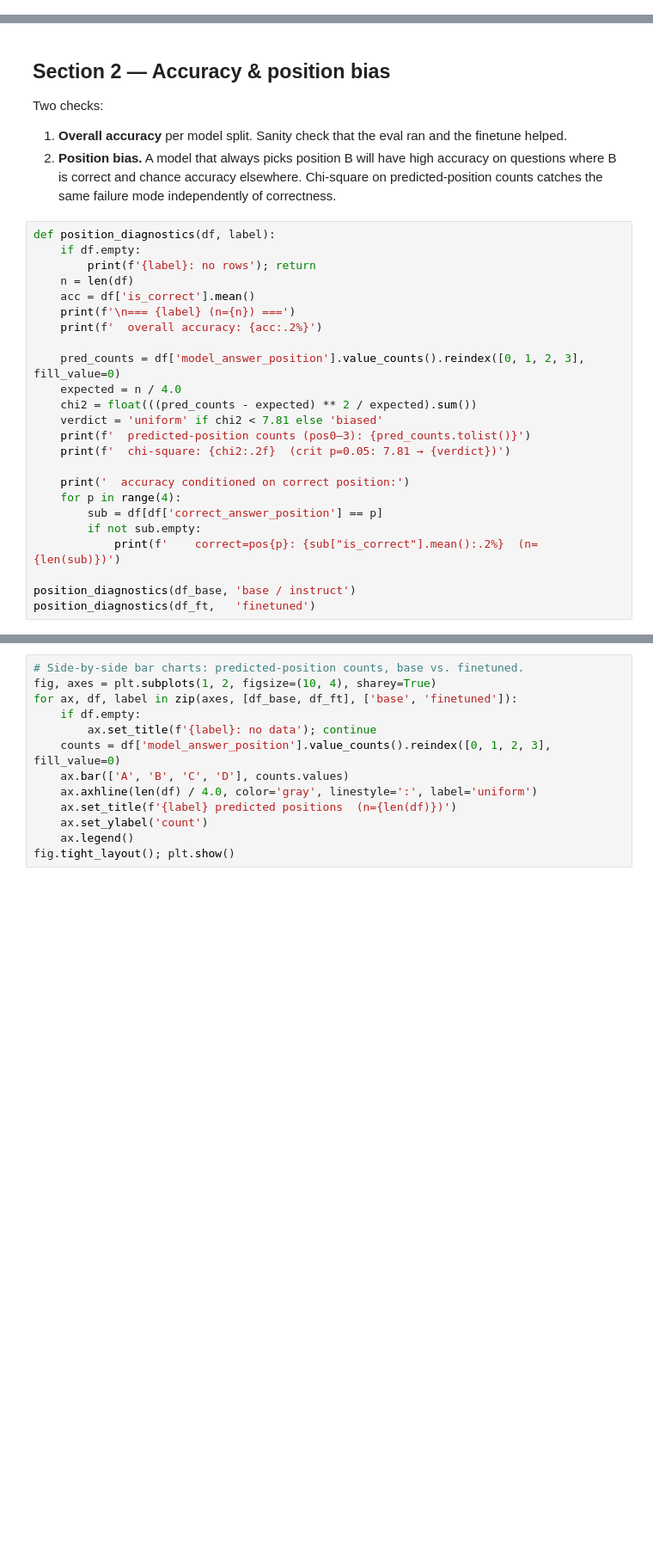
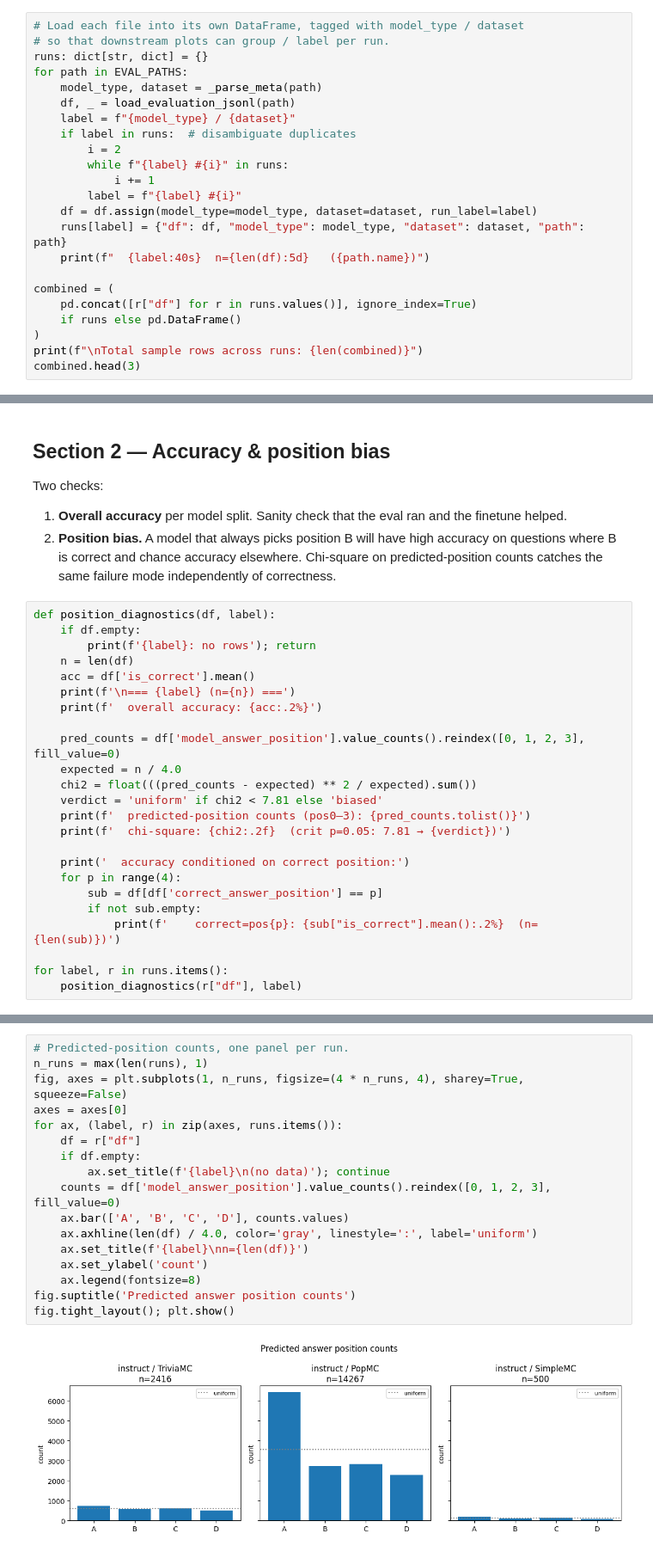
Before and after one commit to tristan-day-research/llm-metacognition, a Jupyter notebook: analysis/analyze_performance.ipynb, the cells around one changed output, grey strips where cells are left out. Shown at 86% size. Cells and saved outputs as stored; diff of their text form; blank space fills up the shorter version.

```diff
--- a/analysis/analyze_performance.ipynb
+++ b/analysis/analyze_performance.ipynb
@@ -87,0 +124,23 @@ df_all.head(3)
+# %%
+# Load each file into its own DataFrame, tagged with model_type / dataset
+# so that downstream plots can group / label per run.
+runs: dict[str, dict] = {}
+for path in EVAL_PATHS:
+    model_type, dataset = _parse_meta(path)
+    df, _ = load_evaluation_jsonl(path)
+    label = f"{model_type} / {dataset}"
+    if label in runs:  # disambiguate duplicates
+        i = 2
+        while f"{label} #{i}" in runs:
+            i += 1
+        label = f"{label} #{i}"
+    df = df.assign(model_type=model_type, dataset=dataset, run_label=label)
+    runs[label] = {"df": df, "model_type": model_type, "dataset": dataset, "path": path}
+    print(f"  {label:40s}  n={len(df):5d}   ({path.name})")
+
+combined = (
+    pd.concat([r["df"] for r in runs.values()], ignore_index=True)
+    if runs else pd.DataFrame()
+)
+print(f"\nTotal sample rows across runs: {len(combined)}")
+combined.head(3)
@@ -113,5 +183,5 @@ def position_diagnostics(df, label):
         if not sub.empty:
             print(f'    correct=pos{p}: {sub["is_correct"].mean():.2%}  (n={len(sub)})')
 
-position_diagnostics(df_base, 'base / instruct')
-position_diagnostics(df_ft,   'finetuned')
+for label, r in runs.items():
+    position_diagnostics(r["df"], label)
@@ -118,13 +206,19 @@ position_diagnostics(df_ft,   'finetuned')
 # %%
-# Side-by-side bar charts: predicted-position counts, base vs. finetuned.
-fig, axes = plt.subplots(1, 2, figsize=(10, 4), sharey=True)
-for ax, df, label in zip(axes, [df_base, df_ft], ['base', 'finetuned']):
+# Predicted-position counts, one panel per run.
+n_runs = max(len(runs), 1)
+fig, axes = plt.subplots(1, n_runs, figsize=(4 * n_runs, 4), sharey=True, squeeze=False)
+axes = axes[0]
+for ax, (label, r) in zip(axes, runs.items()):
+    df = r["df"]
     if df.empty:
-        ax.set_title(f'{label}: no data'); continue
+        ax.set_title(f'{label}\n(no data)'); continue
     counts = df['model_answer_position'].value_counts().reindex([0, 1, 2, 3], fill_value=0)
     ax.bar(['A', 'B', 'C', 'D'], counts.values)
     ax.axhline(len(df) / 4.0, color='gray', linestyle=':', label='uniform')
-    ax.set_title(f'{label} predicted positions  (n={len(df)})')
+    ax.set_title(f'{label}\nn={len(df)}')
     ax.set_ylabel('count')
-    ax.legend()
+    ax.legend(fontsize=8)
+fig.suptitle('Predicted answer position counts')
 fig.tight_layout(); plt.show()
+# %% [output]
+[figure, added]
```
Also changed, not shown: parts of 23 cells of this notebook, 14 other files.
